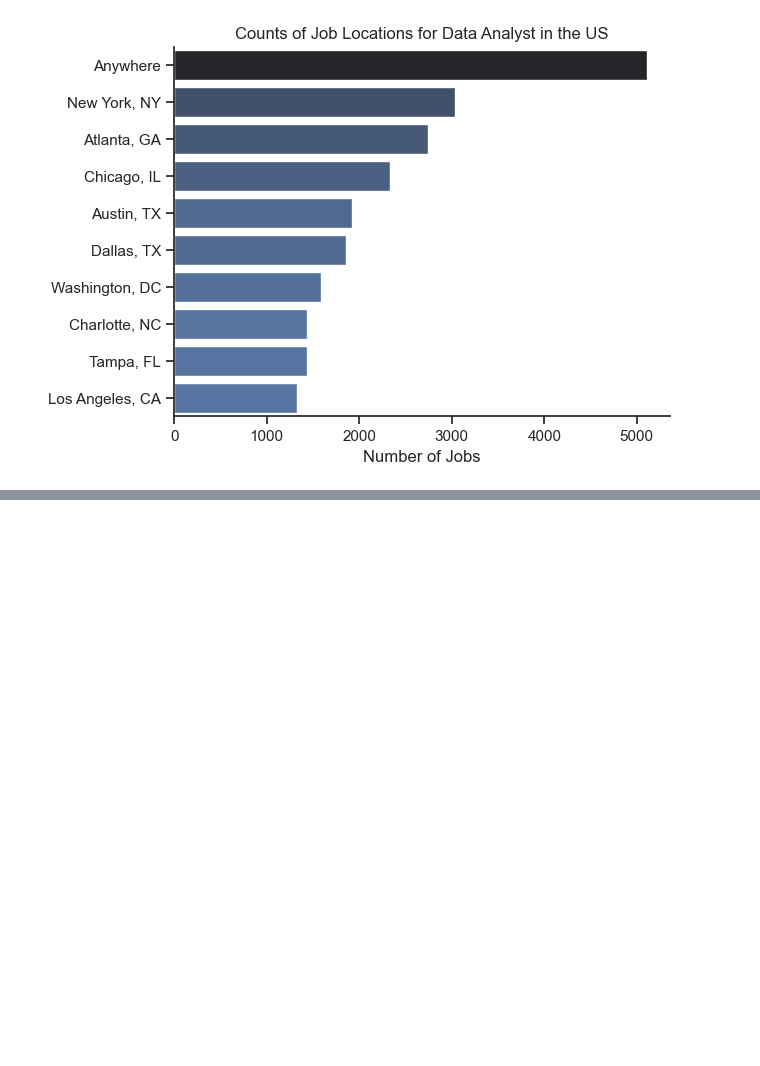
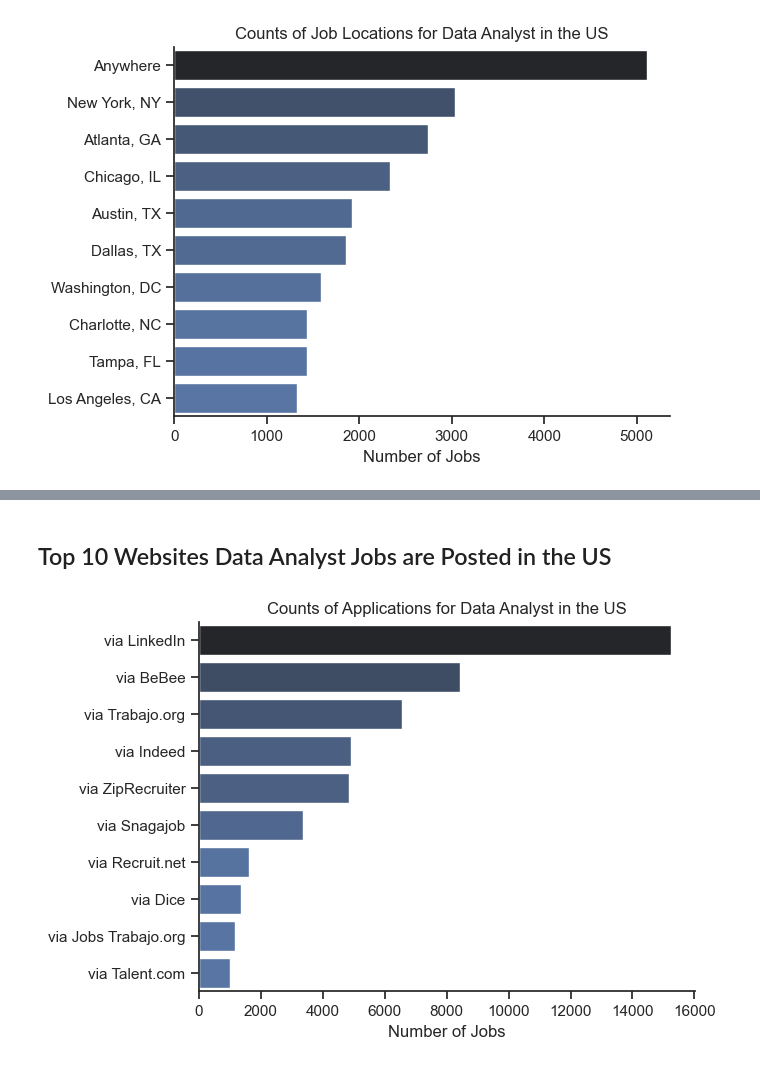
Before and after one commit to UrWolfram/PythonCourse, a Jupyter notebook: 3_project/1_EDA_Intro.ipynb, the cells around one changed output, grey strips where cells are left out. Cells and saved outputs as stored; diff of their text form; code cells hidden in the pictures; blank space fills up the shorter version.

```diff
--- a/3_project/1_EDA_Intro.ipynb
+++ b/3_project/1_EDA_Intro.ipynb
@@ -46,0 +82,14 @@ plt.show()
+# %% [markdown]
+## Top 10 Websites Data Analyst Jobs are Posted in the US
+# %%
+df_plot = df_DA_US["job_via"].value_counts().head(10).to_frame() # wird zu DF umgewandelt
+
+sns.set_theme(style="ticks")
+sns.barplot(data=df_plot, x="count", y=df_plot.index, hue="count", palette="dark:b_r", legend=False)
+sns.despine()
+plt.title("Counts of Applications for Data Analyst in the US")
+plt.xlabel("Number of Jobs")
+plt.ylabel("")
+plt.show()
+# %% [output]
+[figure, added]
```
Also changed, not shown: parts of 5 cells of this notebook.
